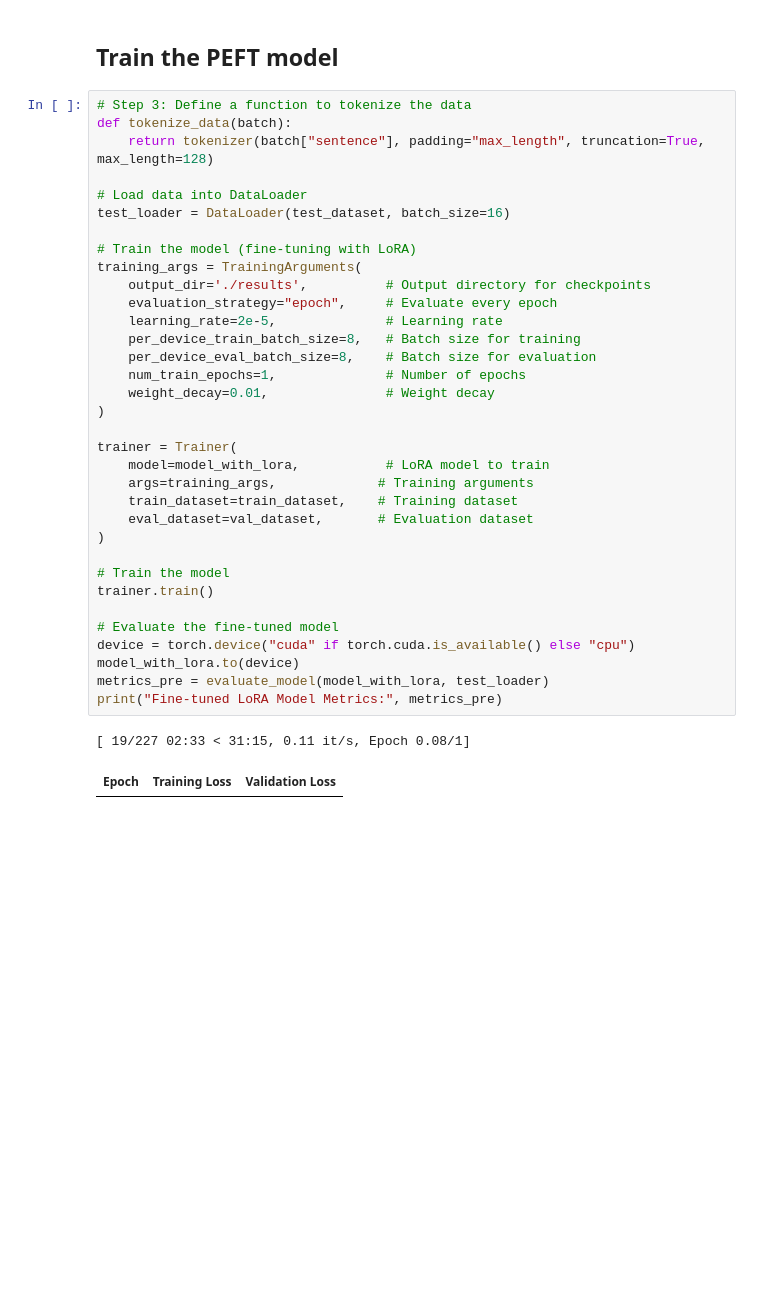
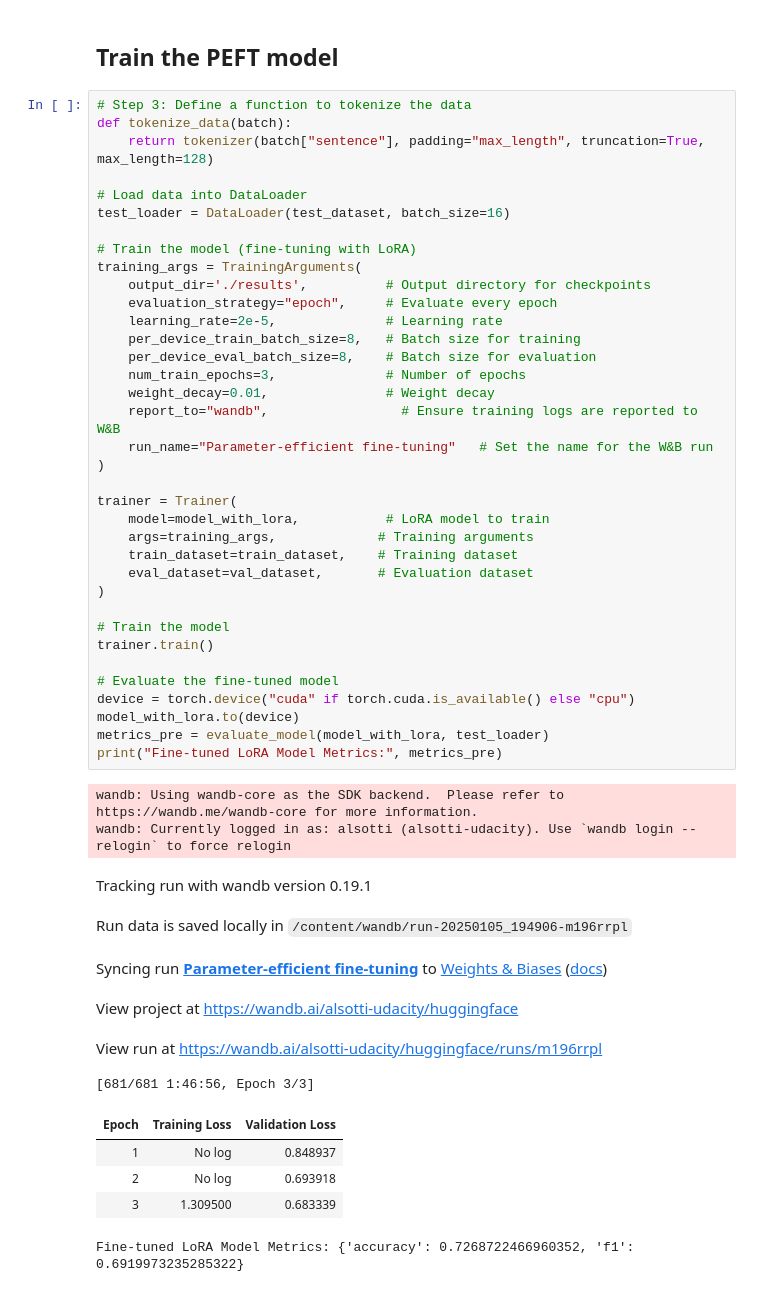
Before and after one commit to TheSotti/Lightweight-Fine-Tuning-to-FM, a Jupyter notebook: Udacity_Parameter_efficient_fine_tuning.ipynb, the cells around one changed output. Saved outputs shown, nothing was run; the diff lists cells and outputs as text; blank space fills up the shorter version.

```diff
--- a/Udacity_Parameter_efficient_fine_tuning.ipynb
+++ b/Udacity_Parameter_efficient_fine_tuning.ipynb
@@ -160,32 +160,45 @@ def tokenize_data(batch):
 # Load data into DataLoader
 test_loader = DataLoader(test_dataset, batch_size=16)
 
 # Train the model (fine-tuning with LoRA)
 training_args = TrainingArguments(
     output_dir='./results',          # Output directory for checkpoints
     evaluation_strategy="epoch",     # Evaluate every epoch
     learning_rate=2e-5,              # Learning rate
     per_device_train_batch_size=8,   # Batch size for training
     per_device_eval_batch_size=8,    # Batch size for evaluation
-    num_train_epochs=1,              # Number of epochs
+    num_train_epochs=3,              # Number of epochs
     weight_decay=0.01,               # Weight decay
+    report_to="wandb",                 # Ensure training logs are reported to W&B
+    run_name="Parameter-efficient fine-tuning"   # Set the name for the W&B run
 )
 
 trainer = Trainer(
     model=model_with_lora,           # LoRA model to train
     args=training_args,             # Training arguments
     train_dataset=train_dataset,    # Training dataset
     eval_dataset=val_dataset,       # Evaluation dataset
 )
 
 # Train the model
 trainer.train()
 
 # Evaluate the fine-tuned model
 device = torch.device("cuda" if torch.cuda.is_available() else "cpu")
 model_with_lora.to(device)
 metrics_pre = evaluate_model(model_with_lora, test_loader)
 print("Fine-tuned LoRA Model Metrics:", metrics_pre)
 # %% [output]
-[ 19/227 02:33 < 31:15, 0.11 it/s, Epoch 0.08/1]
+wandb: Using wandb-core as the SDK backend.  Please refer to https://wandb.me/wandb-core for more information.
+wandb: Currently logged in as: alsotti (alsotti-udacity). Use `wandb login --relogin` to force relogin
+Tracking run with wandb version 0.19.1
+Run data is saved locally in /content/wandb/run-20250105_194906-m196rrpl
+Syncing run Parameter-efficient fine-tuning to Weights & Biases (docs)
+View project at https://wandb.ai/alsotti-udacity/huggingface
+View run at https://wandb.ai/alsotti-udacity/huggingface/runs/m196rrpl
+[681/681 1:46:56, Epoch 3/3]
 | Epoch | Training Loss | Validation Loss |
+| 1 | No log | 0.848937 |
+| 2 | No log | 0.693918 |
+| 3 | 1.309500 | 0.683339 |
+Fine-tuned LoRA Model Metrics: {'accuracy': 0.7268722466960352, 'f1': 0.6919973235285322}
```
Also changed, not shown: parts of 6 cells of this notebook.
